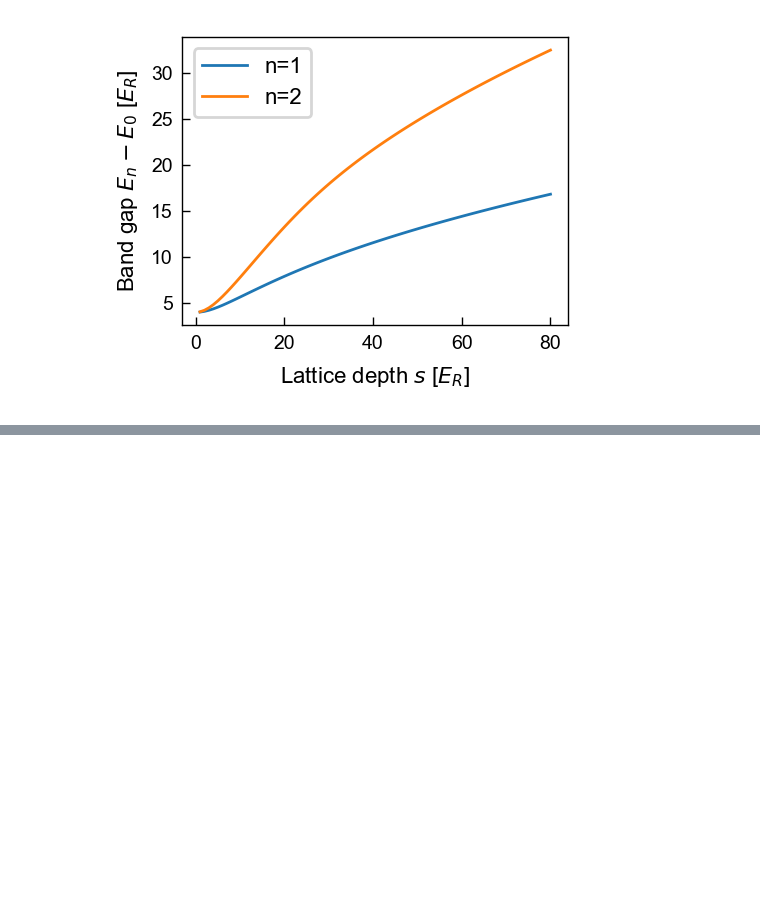
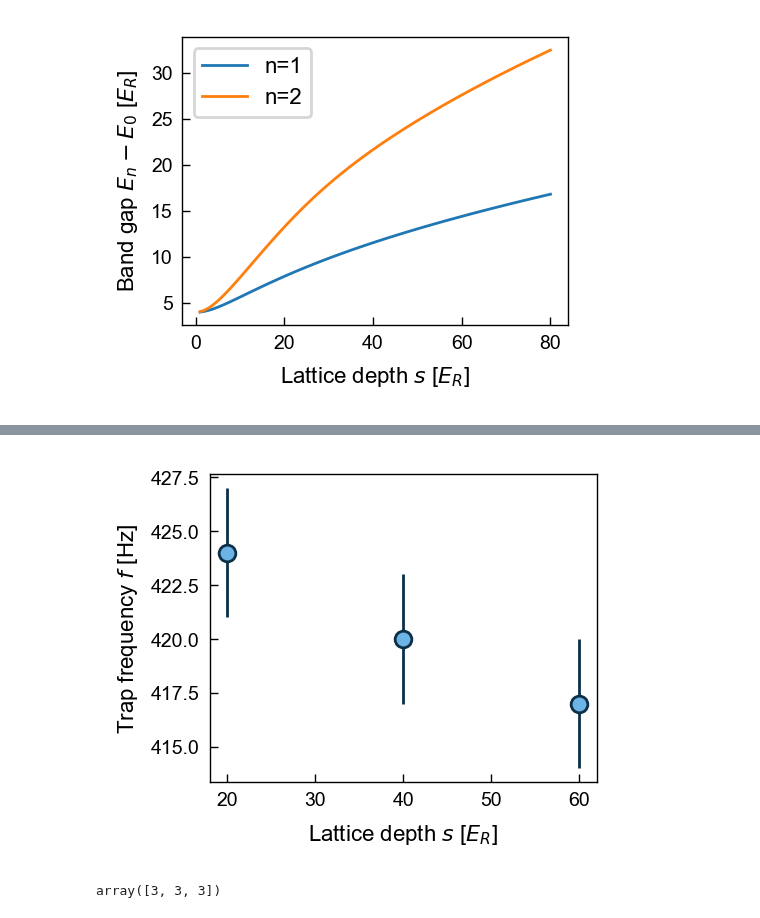
Before and after one commit to colinjdale/ChiPyLab, a Jupyter notebook: examples/plot_lattice_quantities.ipynb, the cells around one changed output, grey strips where cells are left out. Drawn from its saved outputs; the diff is of its cells as text; code cells hidden in the pictures; blank space fills up the shorter version.

Commit message:
Lattice deconfinement plots

```diff
--- a/examples/plot_lattice_quantities.ipynb
+++ b/examples/plot_lattice_quantities.ipynb
@@ -98,0 +102,64 @@ plt.show()
+# %%
+import matplotlib.pyplot as plt
+import numpy as np
+import sys, os
+
+from pathlib import Path
+sys.path.append(str(Path(os.getcwd()).parent))
+
+from amo.lattice import Lattice
+from amo.constants import h, mK, hbar
+
+from general.plot_settings import paper_settings, generate_plt_styles
+plt.rcParams.update(paper_settings)
+styles = generate_plt_styles()
+# %%
+from lattice_deconfinement_calculations import deconfinement_data
+
+# Lattice 1 trap frequency
+lat1_trap_freq_meas = {
+        'forward': [np.array([5.41, 11.01, 16.62, 22.22]),
+                    np.array([411, 402, 383, 361]),
+                    np.array([4, 4, 4, 6])],
+        'retro':   [np.array([20, 40, 60]),
+                    np.array([424, 420, 417]),
+                    np.array([3, 3, 3])]
+}
+
+lat1_trap_freq_calc = (deconfinement_data['depths'],
+                       deconfinement_data['LAT1_retro_wz'],
+                       deconfinement_data['LAT1_retro_wz_equal'])
+
+
+# Lattice 2 trap frequency measurements
+lat2_trap_freq_meas = {
+        'forward': [np.array([0, 2,674, 5,59, 8,51]),
+                    np.array([161.2, 159.8, 132.4, 115.9]),
+                    np.array([0.5, 0.5, 0.5, 0.5])],
+        'retro':   [np.array([10, 20, 30, 40]),
+                    np.array([125, 138, 149, 129]),
+                    np.array([5, 2, 1, 3])]
+}
+
+lat1_trap_freq_calc = (deconfinement_data['depths'],
+                       deconfinement_data['LAT2_retro_wx'],
+                       deconfinement_data['LAT2_retro_wx_equal'])
+
+fig, ax = plt.subplots(figsize=(2.5,2))
+xlabel = r'Lattice depth $s$ [$E_R$]'
+ylabel = r'Trap frequency $f$ [Hz]'
+ax.set(xlabel=xlabel, ylabel=ylabel)
+
+sty = styles[0]
+s, f, ef = lat1_trap_freq_meas['retro']
+ax.errorbar(s, f, ef, **sty)
+s, f,  = lat1_trap_freq_calc['retro']
+ax.plot()
+
+plt.show()
+# %% [output]
+[figure, added]
+# %%
+ef
+# %% [output]
+array([3, 3, 3])
```
Also changed, not shown: parts of 1 cell of this notebook, 3 other files.
